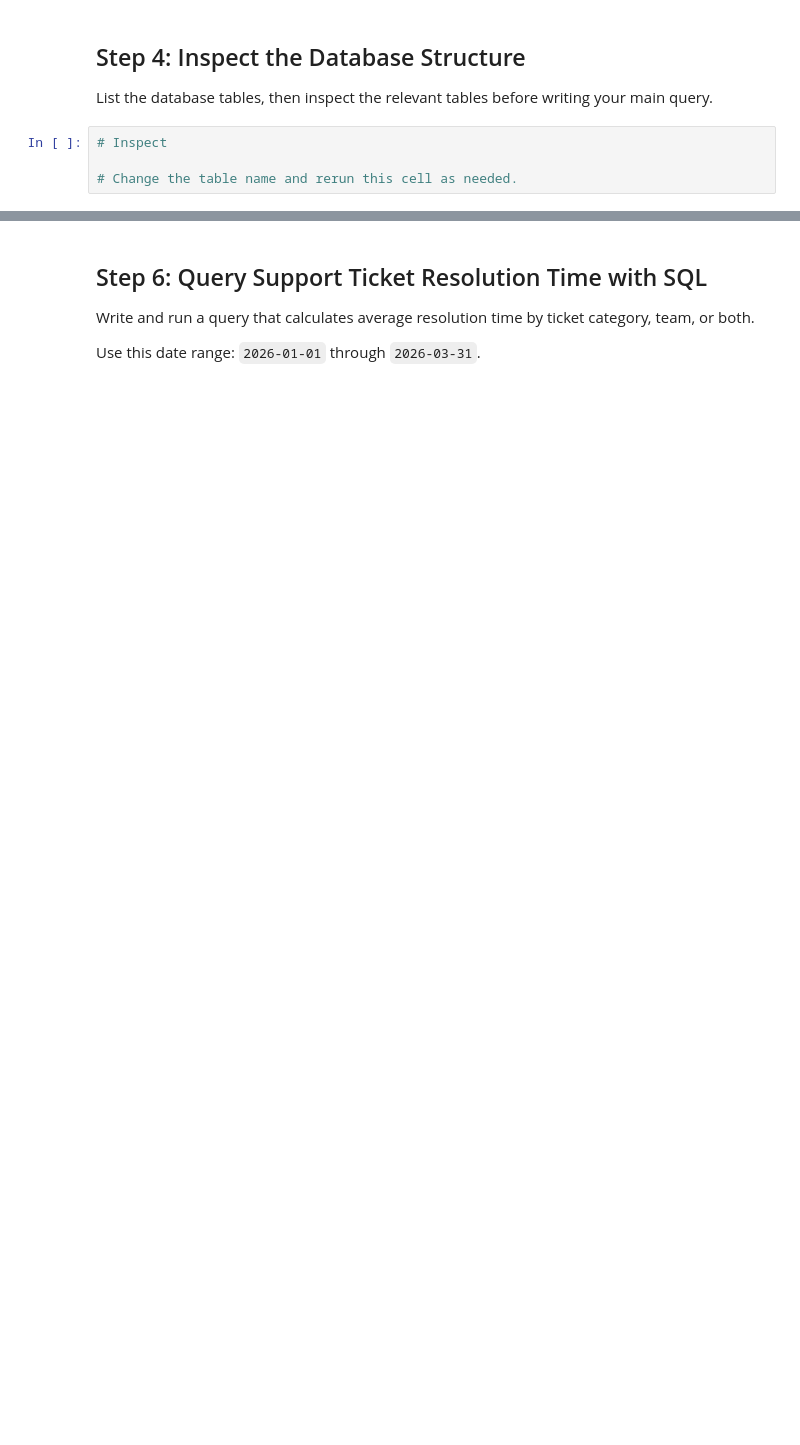
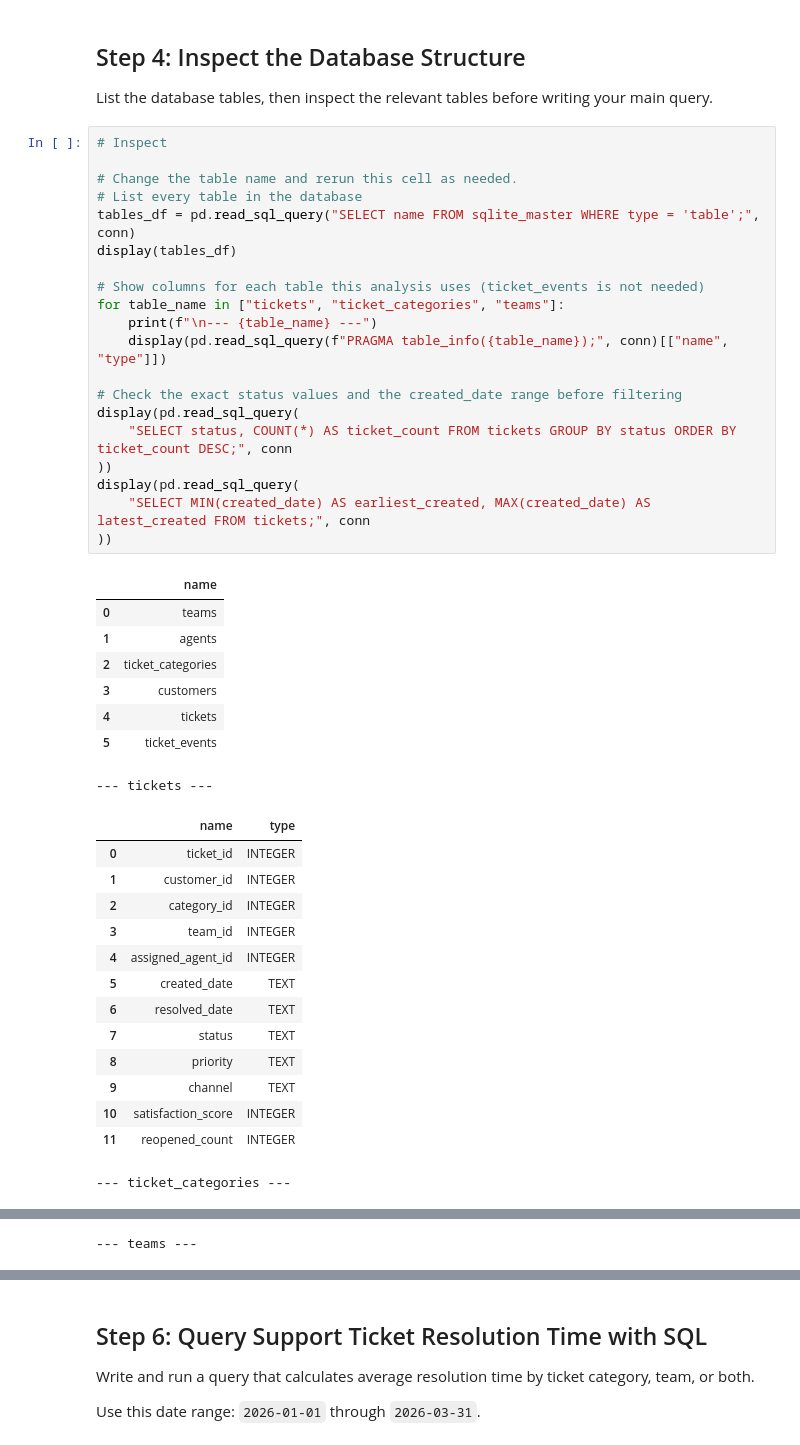
Before and after one commit to AtTieFighter23/sql_cloud_notebook_lab, a Jupyter notebook: sql_modern_workflows_lab.ipynb, the cells around one changed output, grey strips where cells are left out. Saved outputs shown, nothing was run; the diff lists cells and outputs as text; blank space fills up the shorter version.

```diff
--- a/sql_modern_workflows_lab.ipynb
+++ b/sql_modern_workflows_lab.ipynb
@@ -92,4 +149,43 @@ List the database tables, then inspect the relevant tables before writing your m
 # %%
 # Inspect
 
 # Change the table name and rerun this cell as needed.
+# List every table in the database
+tables_df = pd.read_sql_query("SELECT name FROM sqlite_master WHERE type = 'table';", conn)
+display(tables_df)
+
+# Show columns for each table this analysis uses (ticket_events is not needed)
+for table_name in ["tickets", "ticket_categories", "teams"]:
+    print(f"\n--- {table_name} ---")
+    display(pd.read_sql_query(f"PRAGMA table_info({table_name});", conn)[["name", "type"]])
+
+# Check the exact status values and the created_date range before filtering
+display(pd.read_sql_query(
+    "SELECT status, COUNT(*) AS ticket_count FROM tickets GROUP BY status ORDER BY ticket_count DESC;", conn
+))
+display(pd.read_sql_query(
+    "SELECT MIN(created_date) AS earliest_created, MAX(created_date) AS latest_created FROM tickets;", conn
+))
+# %% [output]
+|  | name |
+| 0 | teams |
+| 1 | agents |
+| 2 | ticket_categories |
+| 3 | customers |
+| 4 | tickets |
+| 5 | ticket_events |
+--- tickets ---
+|  | name | type |
+| 0 | ticket_id | INTEGER |
+| 1 | customer_id | INTEGER |
+| 2 | category_id | INTEGER |
+| 3 | team_id | INTEGER |
+| 4 | assigned_agent_id | INTEGER |
+| 5 | created_date | TEXT |
+| 6 | resolved_date | TEXT |
+| 7 | status | TEXT |
+| 8 | priority | TEXT |
+| 9 | channel | TEXT |
+| 10 | satisfaction_score | INTEGER |
+| 11 | reopened_count | INTEGER |
+--- ticket_categories ---
@@ -95,0 +197 @@ List the database tables, then inspect the relevant tables before writing your m
+--- teams ---
```
Also changed, not shown: parts of 22 cells of this notebook, 2 other files.
